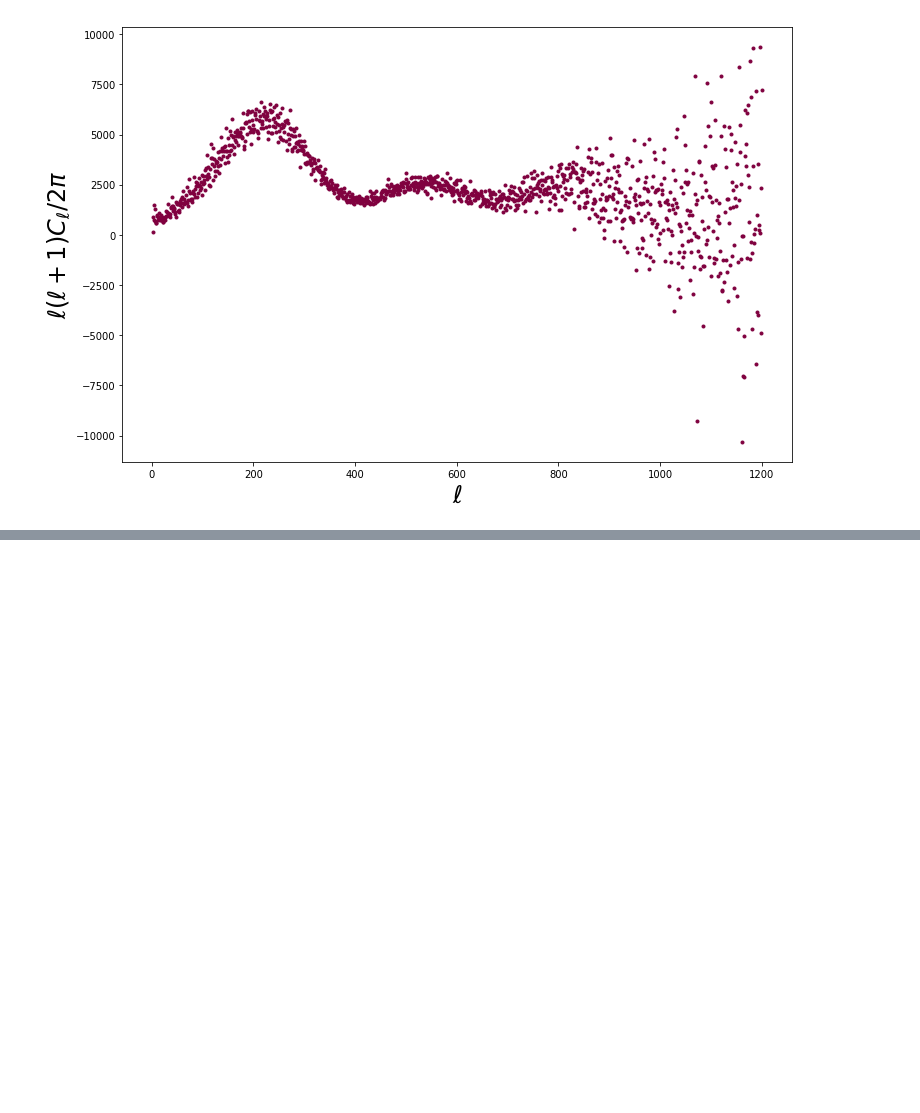
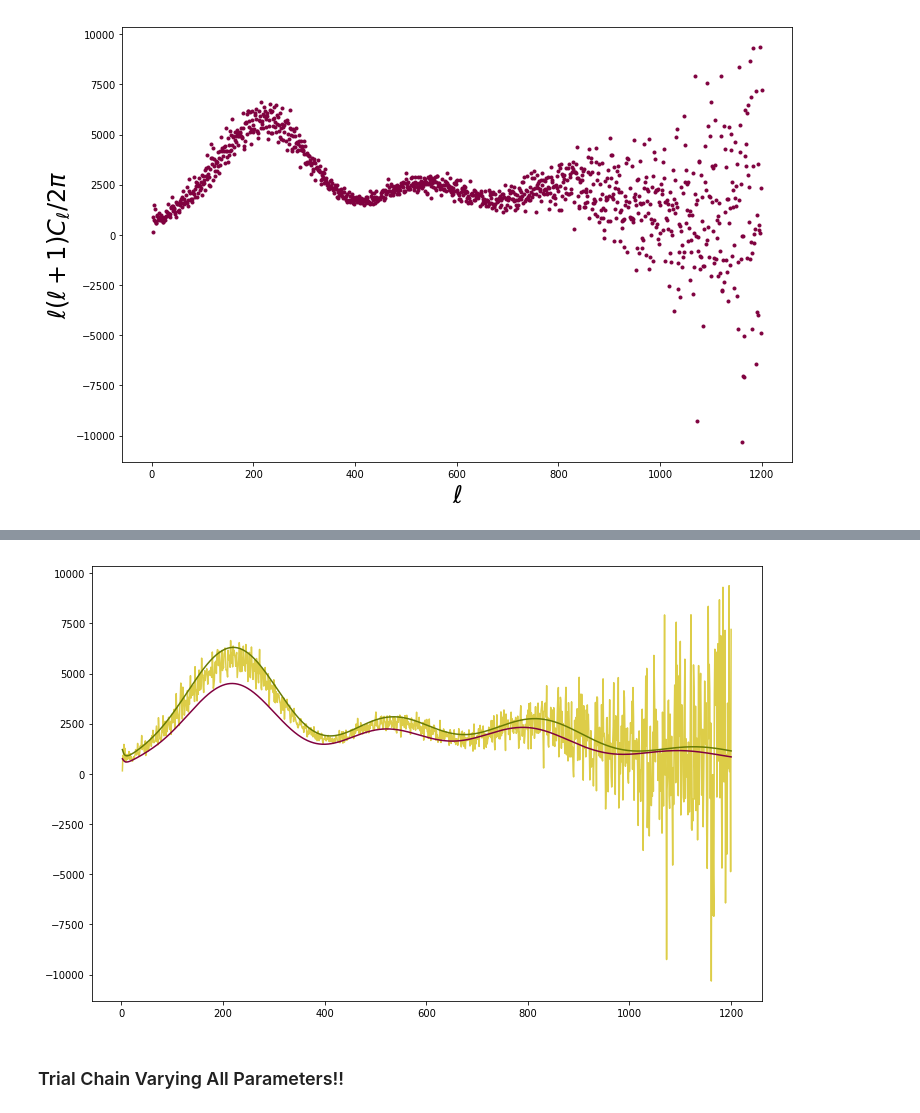
Before and after one commit to marcusmerryfield/phys641_hw, a Jupyter notebook: assignment_5/assignment_5.ipynb, the cells around one changed output, grey strips where cells are left out. Drawn from its saved outputs; the diff is of its cells as text; code cells hidden in the pictures; blank space fills up the shorter version.

```diff
--- a/assignment_5/assignment_5.ipynb
+++ b/assignment_5/assignment_5.ipynb
@@ -129,0 +252,12 @@ plt.plot(chain_ombh2[:,0],ombh2,marker='*',ls='',c=c1,markersize=10)
+# %%
+C_l_guess = get_spectrum(cosmology_guess)
+chisq_guess = get_chisq(C_l,C_l_gen,err)
+# %%
+plt.plot(l,C_l,alpha=0.75,c=c2)
+plt.plot(l,C_l_guess,c=c1)
+plt.plot(l,C_l_gen,c=c3)
+plt.show()
+# %% [output]
+[figure, added]
+# %% [markdown]
+### Trial Chain Varying All Parameters!!
```
Also changed, not shown: parts of 29 cells of this notebook, 18 other files.
